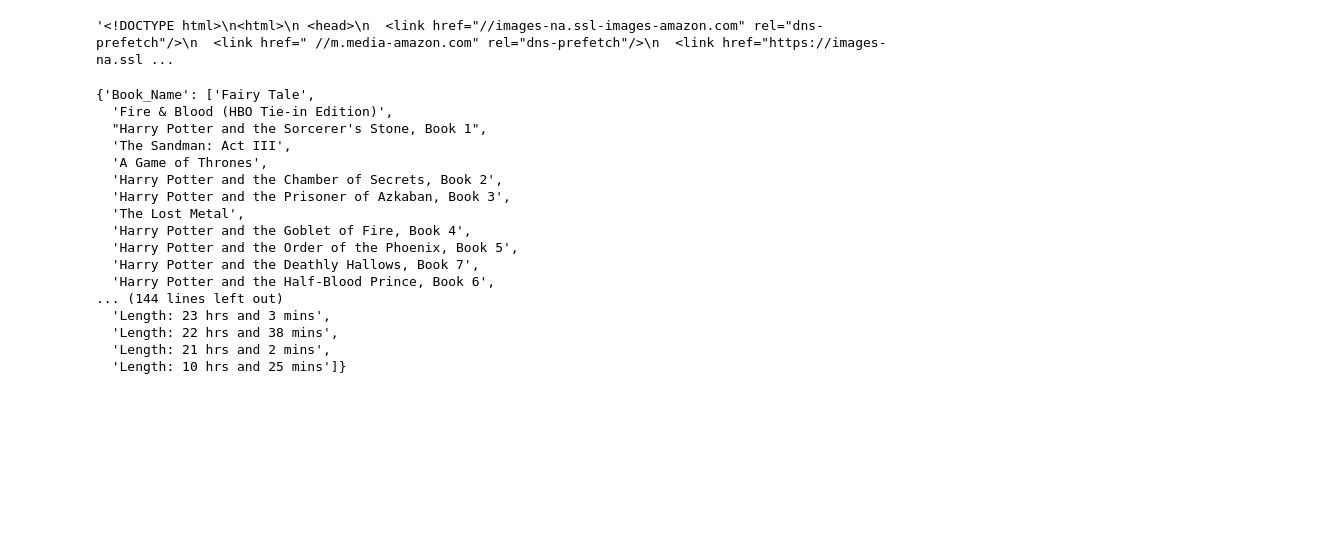
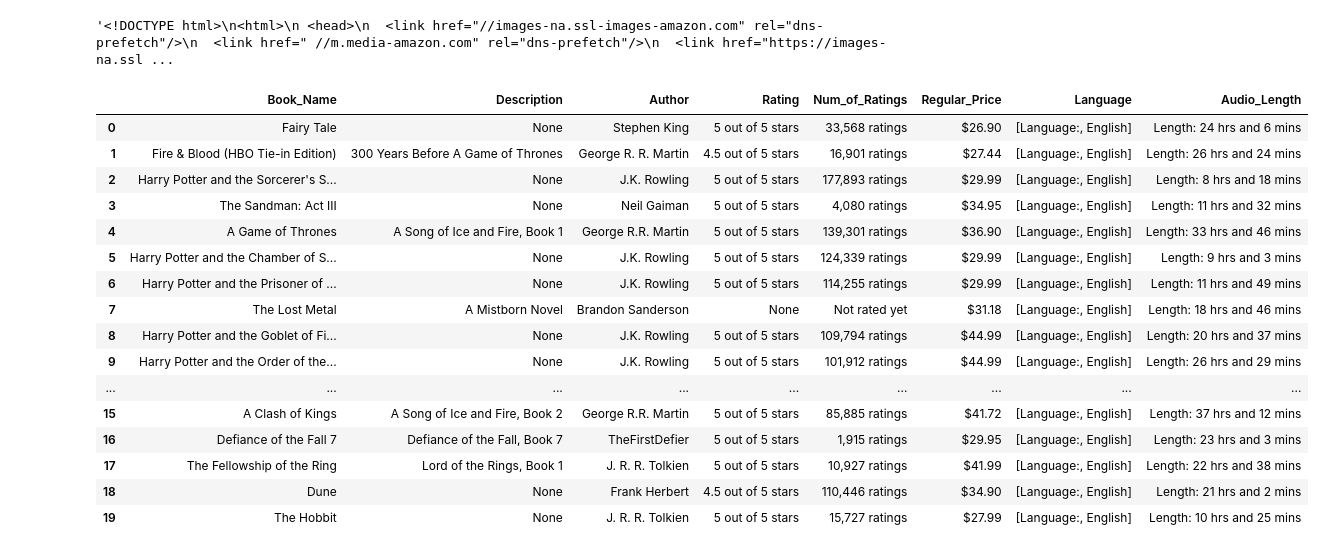
Before and after one commit to Igor-Sikorsky-IST-Hub/SDT_2022, a Jupyter notebook: IA-01/Antoniuk_Stepan/src/scraper.ipynb, the cells around one changed output. Drawn from its saved outputs; the diff is of its cells as text; code cells hidden in the pictures; blank space fills up the shorter version.

Commit message:
Put extracted data into DataFrame

```diff
--- a/IA-01/Antoniuk_Stepan/src/scraper.ipynb
+++ b/IA-01/Antoniuk_Stepan/src/scraper.ipynb
@@ -147,73 +148,61 @@ def get_rating(book_list):
 
 def get_nunber_of_ratings(book_list):
     nunber_of_ratings = []
     for tag in book_list:
         star_tag = tag.find('li', class_='bc-list-item ratingsLabel')
         try:
             rating_tag = star_tag.find(
                 'span', class_='bc-text bc-size-small bc-color-secondary').text.strip()
             nunber_of_ratings.append(rating_tag)
         except AttributeError:
             nunber_of_ratings.append(None)
     return nunber_of_ratings
 
 
 def get_regular_price(book_list):
     regular_price = []
     for tag in book_list:
         buy_tag = tag.find(
             'p', class_='bc-text buybox-regular-price bc-spacing-none bc-spacing-top-none')
         try:
             price_tag = buy_tag.find_all(
                 'span', class_='bc-text bc-size-base bc-color-base')
             price = price_tag[1].text.strip()
             regular_price.append(price)
         except AttributeError:
             regular_price.append(None)
     return regular_price
 
+df = pd.DataFrame(
+{
+    "Book_Name": get_book_names(book_list),
+    "Description": get_description(book_list),
+    "Author": get_author(book_list),
+    "Rating": get_rating(book_list),
+    "Num_of_Ratings": get_nunber_of_ratings(book_list),
+    "Regular_Price": get_regular_price(book_list),
+    "Language": get_language(book_list),
+    "Audio_Length": get_book_length(book_list)
+})
 
-all_page_contents = {
-    'Book_Name': [],
-    'Description': [],
-    'Author': [],
-    'Rating': [],
-    'No_of_Ratings': [],
-    'Regular_Price': [],
-    'Language': [],
-    'Book_Audio_Length': [],
-}
-
-all_page_contents['Book_Name'] = get_book_names(book_list)
-all_page_contents['Description'] = get_description(book_list)
-all_page_contents['Author'] = get_author(book_list)
-all_page_contents['Rating'] = get_rating(book_list)
-all_page_contents['No_of_Ratings'] = get_nunber_of_ratings(book_list)
-all_page_contents['Regular_Price'] = get_regular_price(book_list)
-all_page_contents['Language'] = get_language(book_list)
-all_page_contents['Book_Audio_Length'] = get_book_length(
-    book_list)
-
-
-# get_book_names(book_list)
-all_page_contents
+df
 # %% [output]
-{'Book_Name': ['Fairy Tale',
-  'Fire & Blood (HBO Tie-in Edition)',
-  "Harry Potter and the Sorcerer's Stone, Book 1",
-  'The Sandman: Act III',
-  'A Game of Thrones',
-  'Harry Potter and the Chamber of Secrets, Book 2',
-  'Harry Potter and the Prisoner of Azkaban, Book 3',
-  'The Lost Metal',
-  'Harry Potter and the Goblet of Fire, Book 4',
-  'Harry Potter and the Order of the Phoenix, Book 5',
-  'Harry Potter and the Deathly Hallows, Book 7',
-  'Harry Potter and the Half-Blood Prince, Book 6',
-... (144 lines left out)
-  'Length: 23 hrs and 3 mins',
-  'Length: 22 hrs and 38 mins',
-  'Length: 21 hrs and 2 mins',
-  'Length: 10 hrs and 25 mins']}
+|  | Book_Name | Description | Author | Rating | Num_of_Ratings | Regular_Price | Language | Audio_Length |
+| 0 | Fairy Tale | None | Stephen King | 5 out of 5 stars | 33,568 ratings | $26.90 | [Language:, English] | Length: 24 hrs and 6 mins |
+| 1 | Fire & Blood (HBO Tie-in Edition) | 300 Years Before A Game of Thrones | George R. R. Martin | 4.5 out of 5 stars | 16,901 ratings | $27.44 | [Language:, English] | Length: 26 hrs and 24 mins |
+| 2 | Harry Potter and the Sorcerer's S... | None | J.K. Rowling | 5 out of 5 stars | 177,893 ratings | $29.99 | [Language:, English] | Length: 8 hrs and 18 mins |
+| 3 | The Sandman: Act III | None | Neil Gaiman | 5 out of 5 stars | 4,080 ratings | $34.95 | [Language:, English] | Length: 11 hrs and 32 mins |
+| 4 | A Game of Thrones | A Song of Ice and Fire, Book 1 | George R.R. Martin | 5 out of 5 stars | 139,301 ratings | $36.90 | [Language:, English] | Length: 33 hrs and 46 mins |
+| 5 | Harry Potter and the Chamber of S... | None | J.K. Rowling | 5 out of 5 stars | 124,339 ratings | $29.99 | [Language:, English] | Length: 9 hrs and 3 mins |
+| 6 | Harry Potter and the Prisoner of ... | None | J.K. Rowling | 5 out of 5 stars | 114,255 ratings | $29.99 | [Language:, English] | Length: 11 hrs and 49 mins |
+| 7 | The Lost Metal | A Mistborn Novel | Brandon Sanderson | None | Not rated yet | $31.18 | [Language:, English] | Length: 18 hrs and 46 mins |
+| 8 | Harry Potter and the Goblet of Fi... | None | J.K. Rowling | 5 out of 5 stars | 109,794 ratings | $44.99 | [Language:, English] | Length: 20 hrs and 37 mins |
+| 9 | Harry Potter and the Order of the... | None | J.K. Rowling | 5 out of 5 stars | 101,912 ratings | $44.99 | [Language:, English] | Length: 26 hrs and 29 mins |
+| ... | ... | ... | ... | ... | ... | ... | ... | ... |
+| 15 | A Clash of Kings | A Song of Ice and Fire, Book 2 | George R.R. Martin | 5 out of 5 stars | 85,885 ratings | $41.72 | [Language:, English] | Length: 37 hrs and 12 mins |
+| 16 | Defiance of the Fall 7 | Defiance of the Fall, Book 7 | TheFirstDefier | 5 out of 5 stars | 1,915 ratings | $29.95 | [Language:, English] | Length: 23 hrs and 3 mins |
+| 17 | The Fellowship of the Ring | Lord of the Rings, Book 1 | J. R. R. Tolkien | 5 out of 5 stars | 10,927 ratings | $41.99 | [Language:, English] | Length: 22 hrs and 38 mins |
+| 18 | Dune | None | Frank Herbert | 4.5 out of 5 stars | 110,446 ratings | $34.90 | [Language:, English] | Length: 21 hrs and 2 mins |
+| 19 | The Hobbit | None | J. R. R. Tolkien | 5 out of 5 stars | 15,727 ratings | $27.99 | [Language:, English] | Length: 10 hrs and 25 mins |
 # %%
 book_prices = soup.find_all(text="$")
```
Also changed, not shown: parts of 1 cell of this notebook.
